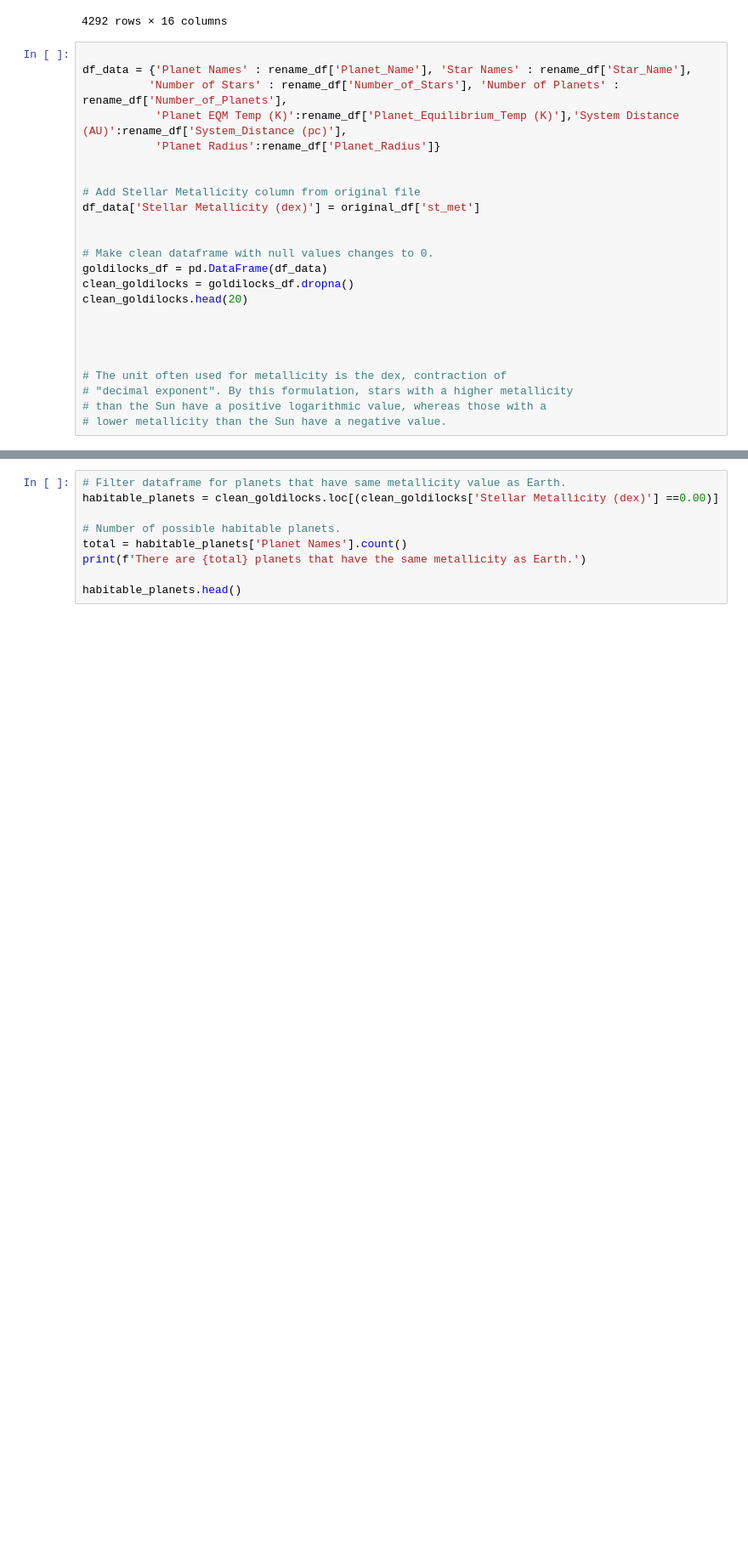
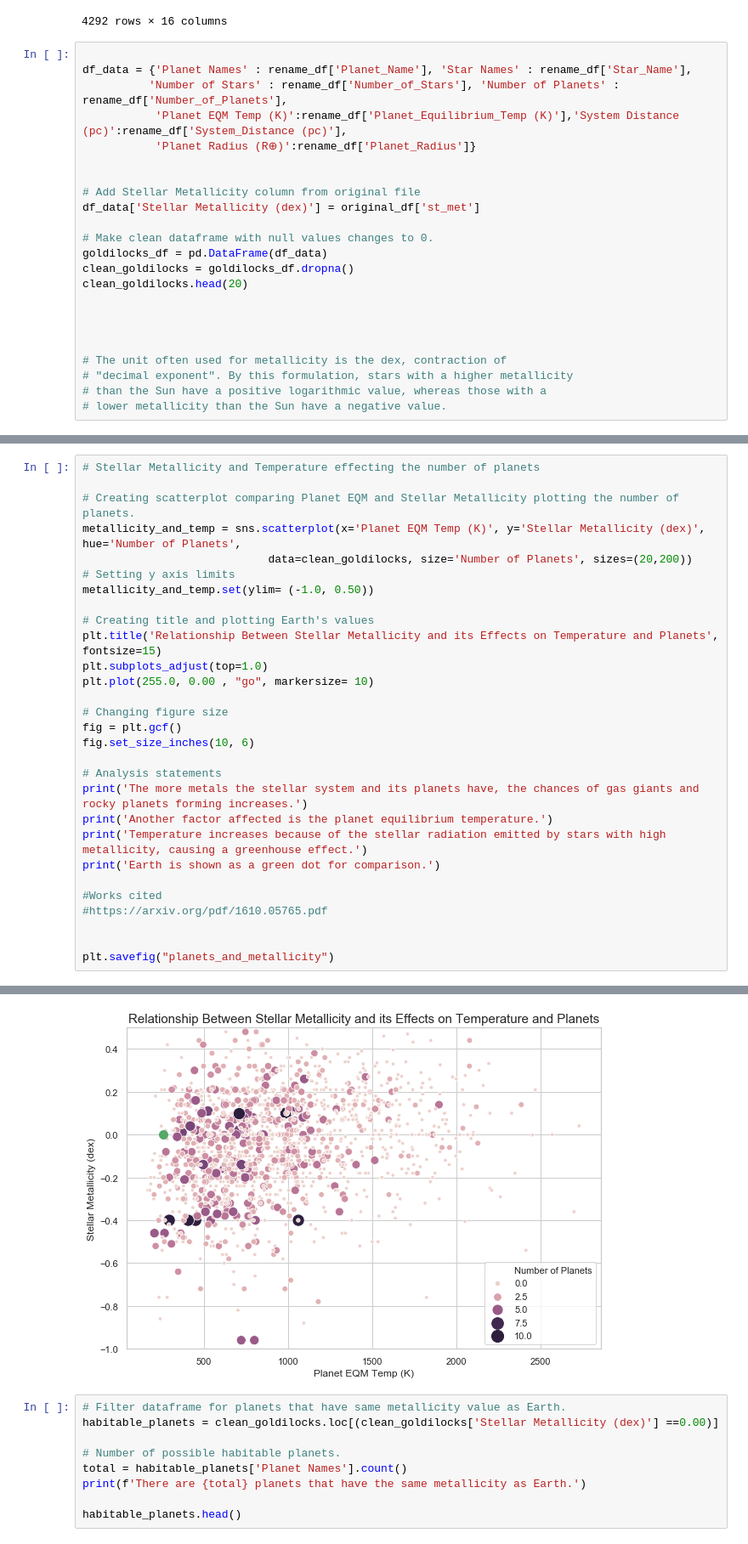
Before and after one commit to jonsb-coding/Stellar_Research, a Jupyter notebook: YMS/Goldilocks_Zone.ipynb, the cells around one changed output, grey strips where cells are left out. Shown at 85% size. Drawn from its saved outputs; the diff is of its cells as text; blank space fills up the shorter version.

```diff
--- a/YMS/Goldilocks_Zone.ipynb
+++ b/YMS/Goldilocks_Zone.ipynb
@@ -89,13 +89,12 @@ rename_df
 
 df_data = {'Planet Names' : rename_df['Planet_Name'], 'Star Names' : rename_df['Star_Name'],
           'Number of Stars' : rename_df['Number_of_Stars'], 'Number of Planets' : rename_df['Number_of_Planets'],
-           'Planet EQM Temp (K)':rename_df['Planet_Equilibrium_Temp (K)'],'System Distance (AU)':rename_df['System_Distance (pc)'],
-           'Planet Radius':rename_df['Planet_Radius']}
+           'Planet EQM Temp (K)':rename_df['Planet_Equilibrium_Temp (K)'],'System Distance (pc)':rename_df['System_Distance (pc)'],
+           'Planet Radius (R⊕)':rename_df['Planet_Radius']}
 
 
 # Add Stellar Metallicity column from original file
 df_data['Stellar Metallicity (dex)'] = original_df['st_met']
-
 
 # Make clean dataframe with null values changes to 0.
 goldilocks_df = pd.DataFrame(df_data)
@@ -153,0 +129,30 @@ fig.set_size_inches(10, 6)
+# %%
+# Stellar Metallicity and Temperature effecting the number of planets
+
+# Creating scatterplot comparing Planet EQM and Stellar Metallicity plotting the number of planets.
+metallicity_and_temp = sns.scatterplot(x='Planet EQM Temp (K)', y='Stellar Metallicity (dex)', hue='Number of Planets',
+                            data=clean_goldilocks, size='Number of Planets', sizes=(20,200))
+# Setting y axis limits
+metallicity_and_temp.set(ylim= (-1.0, 0.50))
+
+# Creating title and plotting Earth's values
+plt.title('Relationship Between Stellar Metallicity and its Effects on Temperature and Planets', fontsize=15)
+plt.subplots_adjust(top=1.0)
+plt.plot(255.0, 0.00 , "go", markersize= 10)
+
+# Changing figure size
+fig = plt.gcf()
+fig.set_size_inches(10, 6)
+
+# Analysis statements
+print('The more metals the stellar system and its planets have, the chances of gas giants and rocky planets forming increases.')
+print('Another factor affected is the planet equilibrium temperature.')
+print('Temperature increases because of the stellar radiation emitted by stars with high metallicity, causing a greenhouse effect.')
+print('Earth is shown as a green dot for comparison.')
+
+#Works cited
+#https://arxiv.org/pdf/1610.05765.pdf
+
+
+plt.savefig("planets_and_metallicity")
+# %% [output]
@@ -154,3 +163,4 @@ fig.set_size_inches(10, 6)
+[figure, added]
 # %%
 # Filter dataframe for planets that have same metallicity value as Earth.
 habitable_planets = clean_goldilocks.loc[(clean_goldilocks['Stellar Metallicity (dex)'] ==0.00)]
```
Also changed, not shown: parts of 7 cells of this notebook, 5 other files.
